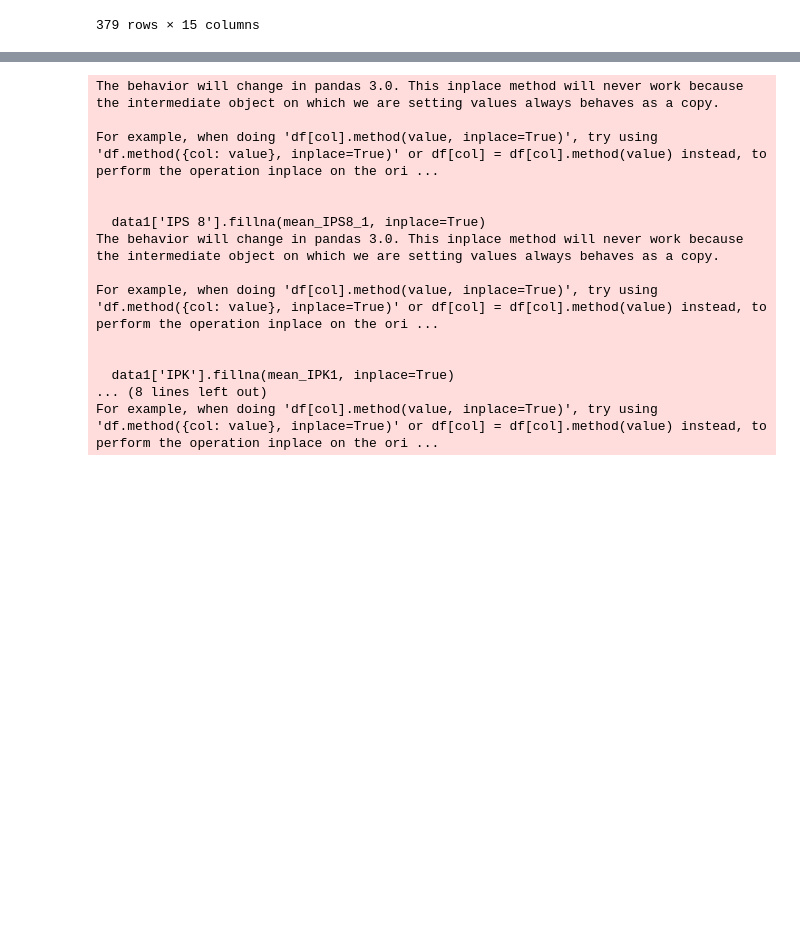
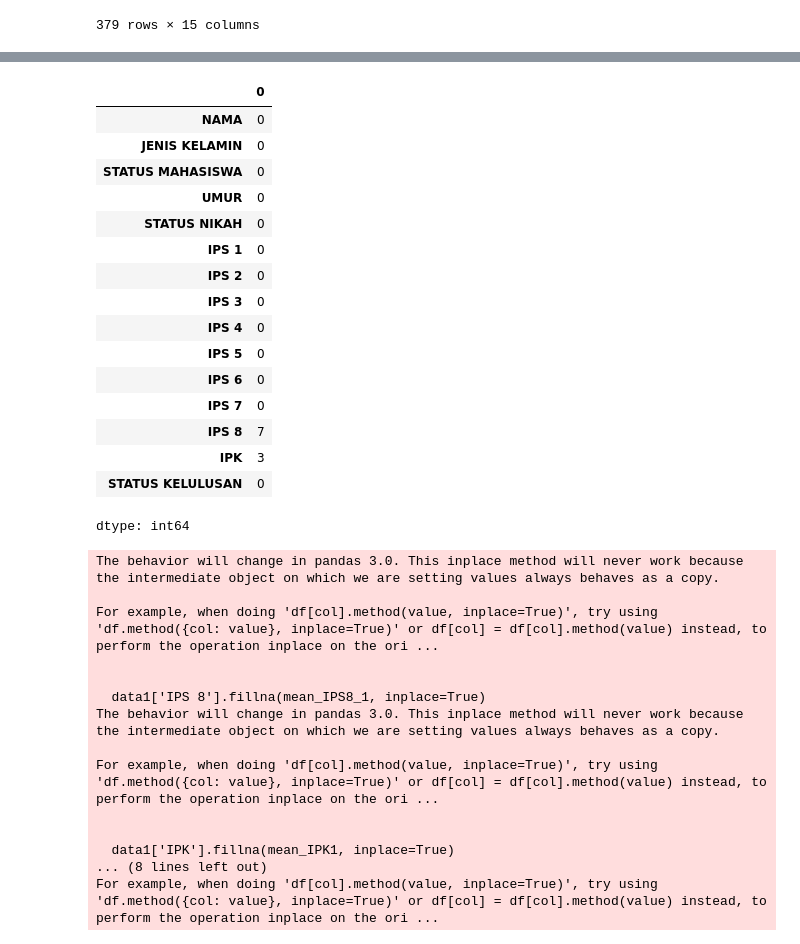
Before and after one commit to indrirachma/TI03_Indri_0110223101, a Jupyter notebook: Tugas Praktikum 9.ipynb, the cells around one changed output, grey strips where cells are left out. Cells and saved outputs as stored; diff of their text form; code cells hidden in the pictures; blank space fills up the shorter version.

```diff
--- a/Tugas Praktikum 9.ipynb
+++ b/Tugas Praktikum 9.ipynb
@@ -87,3 +107,23 @@ data2
+# %%
+data2.isnull().sum()
+# %% [output]
+|  | 0 |
+| NAMA | 0 |
+| JENIS KELAMIN | 0 |
+| STATUS MAHASISWA | 0 |
+| UMUR | 0 |
+| STATUS NIKAH | 0 |
+| IPS 1 | 0 |
+| IPS 2 | 0 |
+| IPS 3 | 0 |
+| IPS 4 | 0 |
+| IPS 5 | 0 |
+| IPS 6 | 0 |
+| IPS 7 | 0 |
+| IPS 8 | 7 |
+| IPK | 3 |
+| STATUS KELULUSAN | 0 |
+dtype: int64
 # %%
 # Rename columnS
 data1.rename(columns={'IPK ': 'IPK'}, inplace=True)
```
Also changed, not shown: parts of 2 cells of this notebook.
